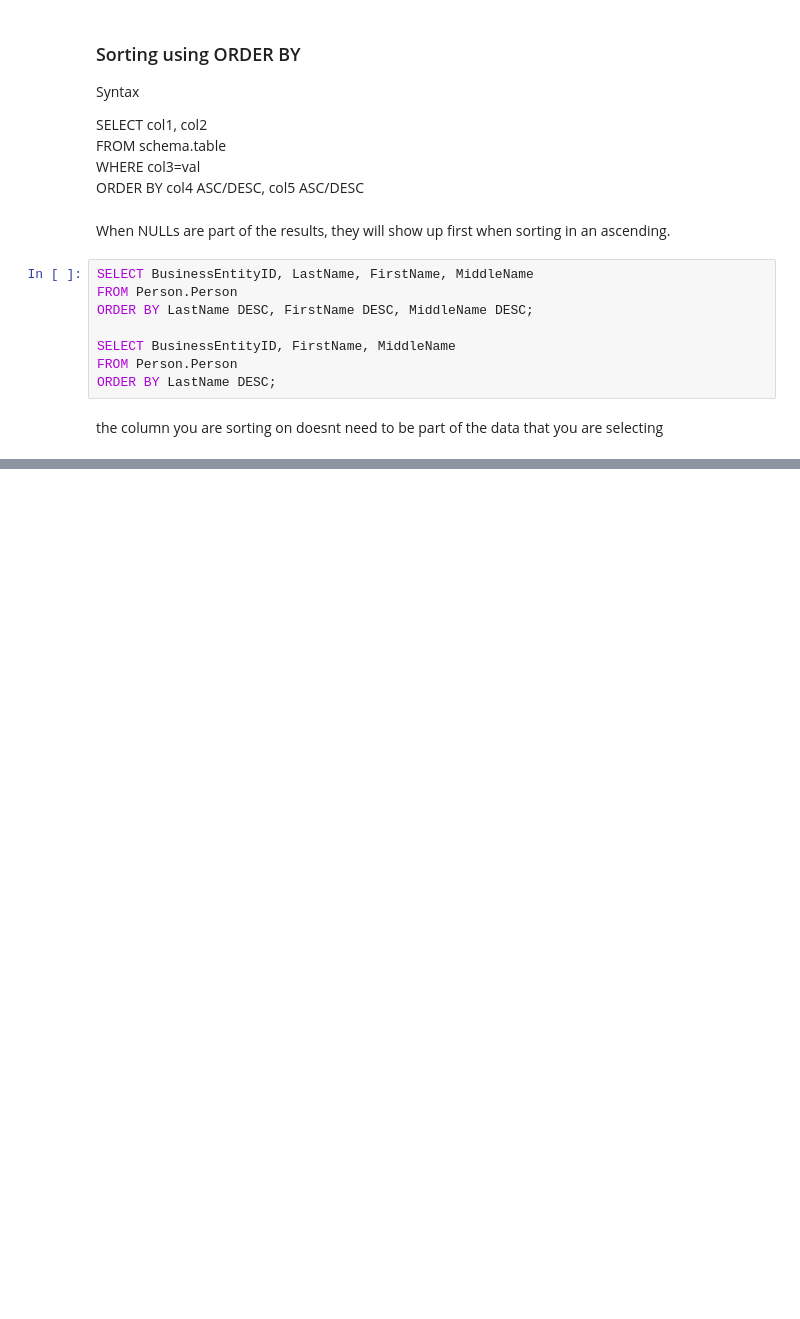
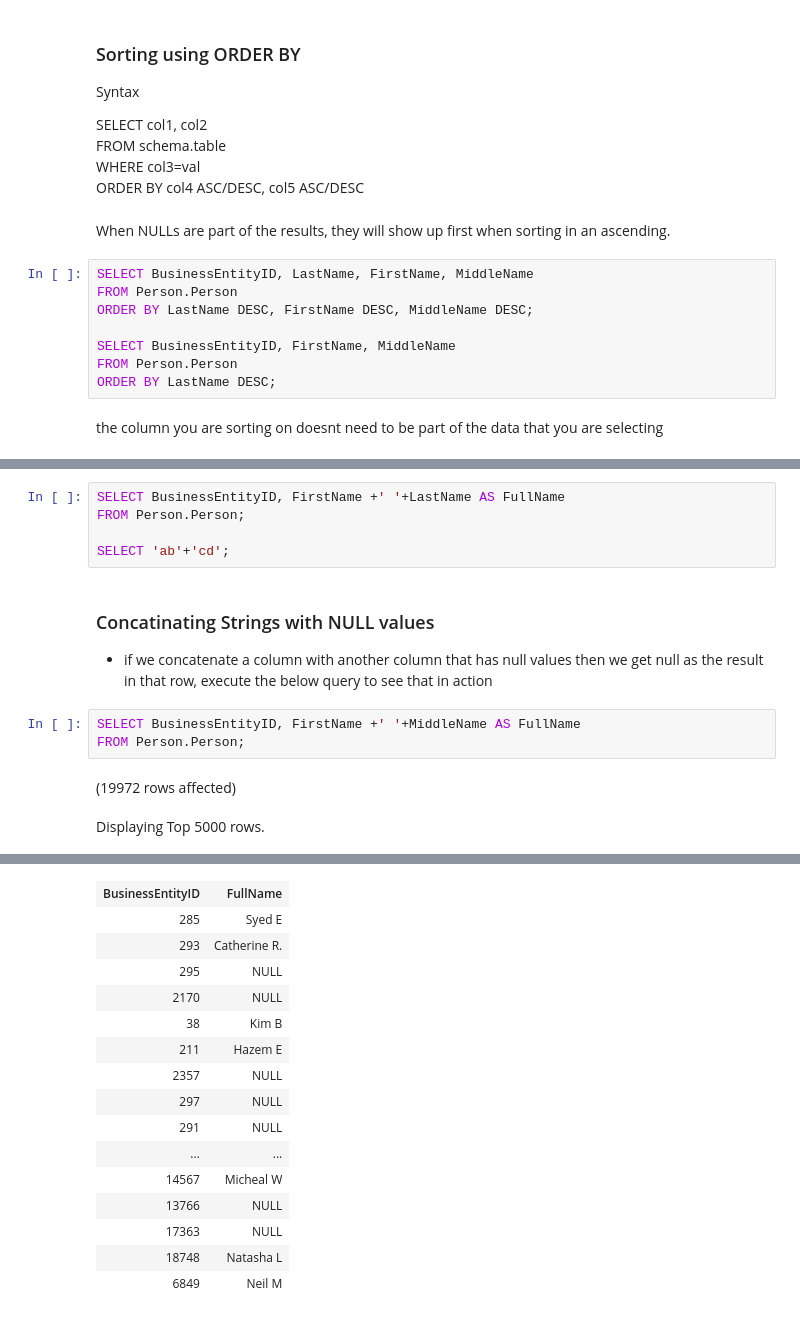
Before and after one commit to beelzekamibub/SQL_Server, a Jupyter notebook: T-SQL_book_notes.ipynb, the cells around one changed output, grey strips where cells are left out. Cells and saved outputs as stored; diff of their text form; blank space fills up the shorter version.

Commit message:
chapter 4 basisc functions and expressions cast and concat and ISBULL

```diff
--- a/T-SQL_book_notes.ipynb
+++ b/T-SQL_book_notes.ipynb
@@ -454,0 +465,15 @@ if we want to see if the DB engine uses any index for a query we can use executi
+# %%
+SELECT BusinessEntityID, FirstName +' '+LastName AS FullName
+FROM Person.Person;
+
+SELECT 'ab'+'cd';
+# %% [markdown]
+### Concatinating Strings with NULL values
+
+- if we concatenate a column with another column that has null values then we get null as the result in that row, execute the below query to see that in action
+# %%
+SELECT BusinessEntityID, FirstName +' '+MiddleName AS FullName
+FROM Person.Person;
+# %% [output]
+(19972 rows affected)
+Displaying Top 5000 rows.
@@ -454,0 +481,16 @@ if we want to see if the DB engine uses any index for a query we can use executi
+| BusinessEntityID | FullName |
+| 285 | Syed E |
+| 293 | Catherine R. |
+| 295 | NULL |
+| 2170 | NULL |
+| 38 | Kim B |
+| 211 | Hazem E |
+| 2357 | NULL |
+| 297 | NULL |
+| 291 | NULL |
+| ... | ... |
+| 14567 | Micheal W |
+| 13766 | NULL |
+| 17363 | NULL |
+| 18748 | Natasha L |
+| 6849 | Neil M |
```
Also changed, not shown: parts of 19 cells of this notebook.
